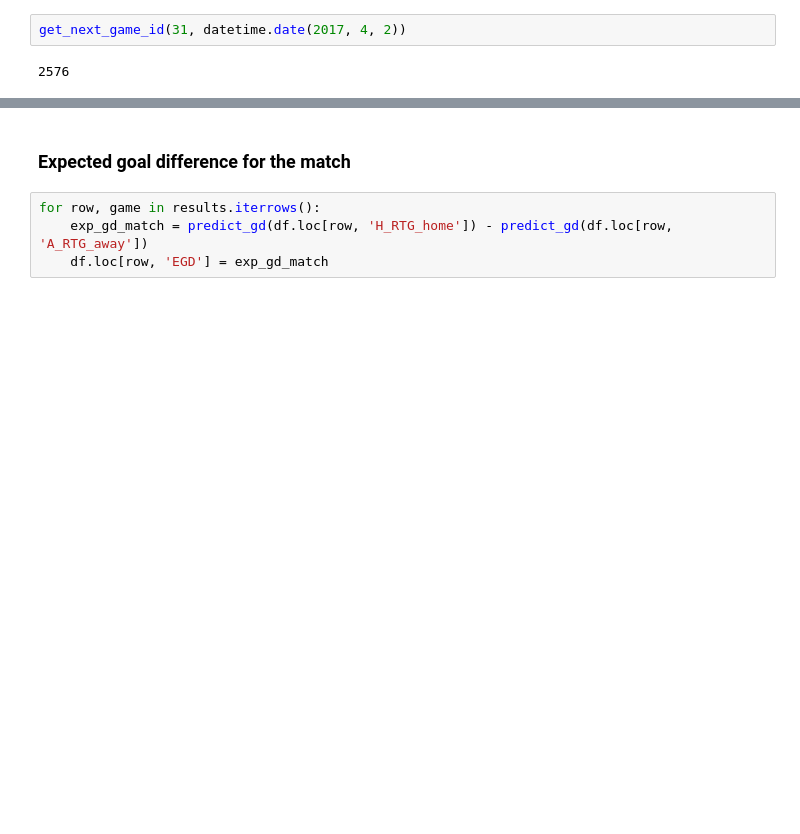
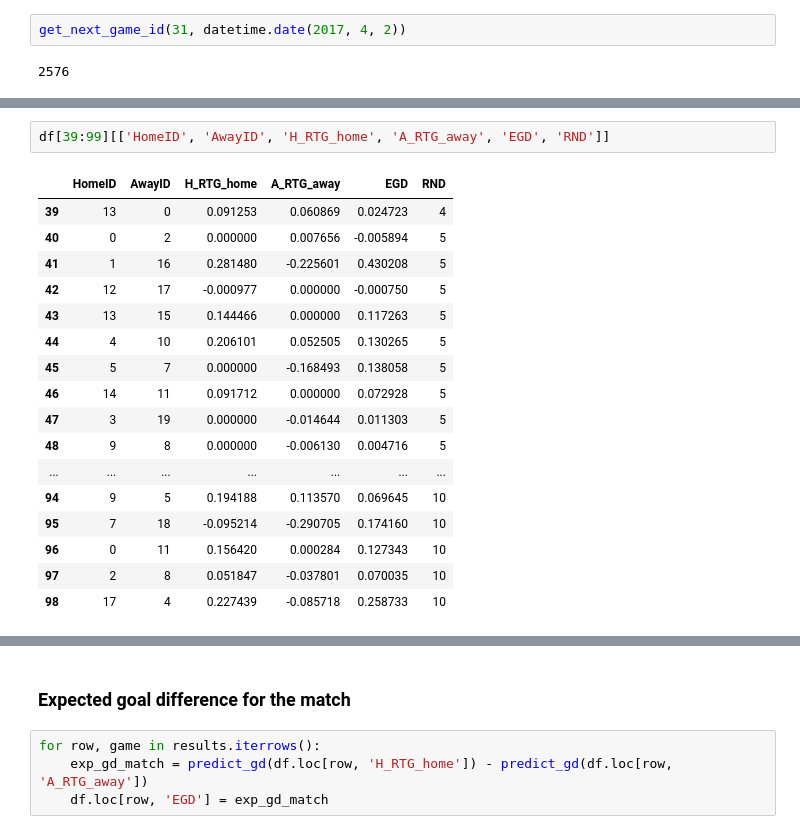
Before and after one commit to michapries/bachelors-thesis, a Jupyter notebook: data_extraction.ipynb, the cells around one changed output, grey strips where cells are left out. Saved outputs shown, nothing was run; the diff lists cells and outputs as text; blank space fills up the shorter version.

```diff
--- a/data_extraction.ipynb
+++ b/data_extraction.ipynb
@@ -506,0 +530,20 @@ for row, game in results.iterrows():
+# %%
+df[39:99][['HomeID', 'AwayID', 'H_RTG_home', 'A_RTG_away', 'EGD', 'RND']]
+# %% [output]
+|  | HomeID | AwayID | H_RTG_home | A_RTG_away | EGD | RND |
+| 39 | 13 | 0 | 0.091253 | 0.060869 | 0.024723 | 4 |
+| 40 | 0 | 2 | 0.000000 | 0.007656 | -0.005894 | 5 |
+| 41 | 1 | 16 | 0.281480 | -0.225601 | 0.430208 | 5 |
+| 42 | 12 | 17 | -0.000977 | 0.000000 | -0.000750 | 5 |
+| 43 | 13 | 15 | 0.144466 | 0.000000 | 0.117263 | 5 |
+| 44 | 4 | 10 | 0.206101 | 0.052505 | 0.130265 | 5 |
+| 45 | 5 | 7 | 0.000000 | -0.168493 | 0.138058 | 5 |
+| 46 | 14 | 11 | 0.091712 | 0.000000 | 0.072928 | 5 |
+| 47 | 3 | 19 | 0.000000 | -0.014644 | 0.011303 | 5 |
+| 48 | 9 | 8 | 0.000000 | -0.006130 | 0.004716 | 5 |
+| ... | ... | ... | ... | ... | ... | ... |
+| 94 | 9 | 5 | 0.194188 | 0.113570 | 0.069645 | 10 |
+| 95 | 7 | 18 | -0.095214 | -0.290705 | 0.174160 | 10 |
+| 96 | 0 | 11 | 0.156420 | 0.000284 | 0.127343 | 10 |
+| 97 | 2 | 8 | 0.051847 | -0.037801 | 0.070035 | 10 |
+| 98 | 17 | 4 | 0.227439 | -0.085718 | 0.258733 | 10 |
```
Also changed, not shown: parts of 16 cells of this notebook, 2 other files.
